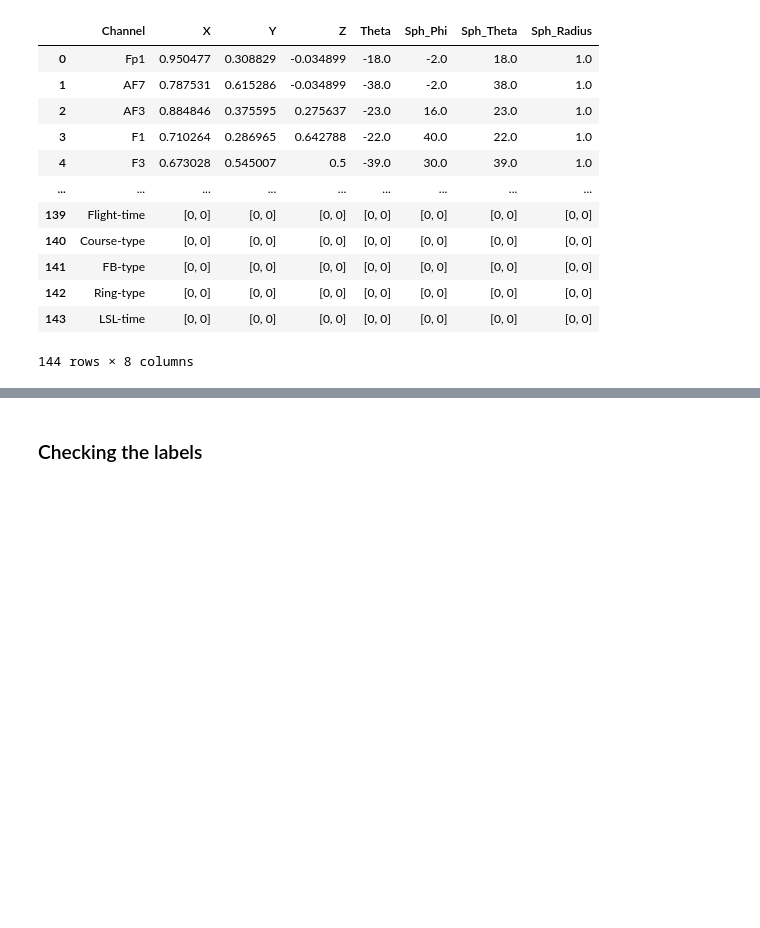
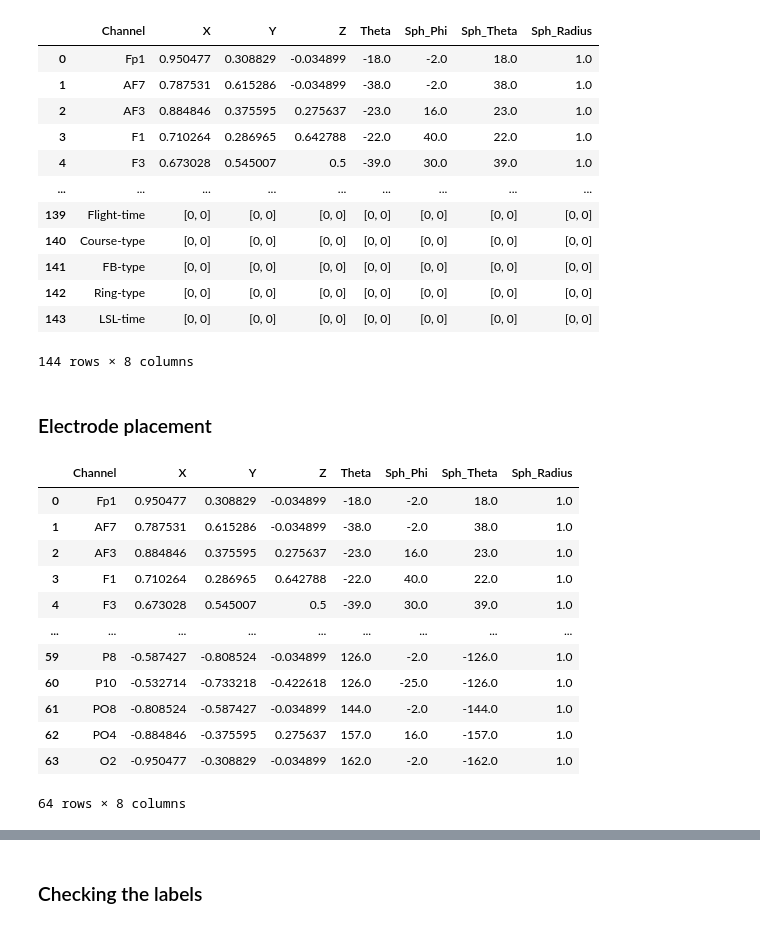
Before and after one commit to Ssalijoshua/Regulation-of-arousal-, a Jupyter notebook: eda-code.ipynb, the cells around one changed output, grey strips where cells are left out. Saved outputs shown, nothing was run; the diff lists cells and outputs as text; code cells hidden in the pictures; blank space fills up the shorter version.

```diff
--- a/eda-code.ipynb
+++ b/eda-code.ipynb
@@ -106,3 +109,24 @@ df_chanlocs
 | 142 | Ring-type | [0, 0] | [0, 0] | [0, 0] | [0, 0] | [0, 0] | [0, 0] | [0, 0] |
 | 143 | LSL-time | [0, 0] | [0, 0] | [0, 0] | [0, 0] | [0, 0] | [0, 0] | [0, 0] |
 144 rows × 8 columns
+# %% [markdown]
+### Electrode placement
+# %%
+# Keep only rows where X, Y, Z are numbers (filter out metadata)
+df_cleaned = df_chanlocs[df_chanlocs["X"].apply(lambda x: isinstance(x, float))]
+
+df_cleaned
+# %% [output]
+|  | Channel | X | Y | Z | Theta | Sph_Phi | Sph_Theta | Sph_Radius |
+| 0 | Fp1 | 0.950477 | 0.308829 | -0.034899 | -18.0 | -2.0 | 18.0 | 1.0 |
+| 1 | AF7 | 0.787531 | 0.615286 | -0.034899 | -38.0 | -2.0 | 38.0 | 1.0 |
+| 2 | AF3 | 0.884846 | 0.375595 | 0.275637 | -23.0 | 16.0 | 23.0 | 1.0 |
+| 3 | F1 | 0.710264 | 0.286965 | 0.642788 | -22.0 | 40.0 | 22.0 | 1.0 |
+| 4 | F3 | 0.673028 | 0.545007 | 0.5 | -39.0 | 30.0 | 39.0 | 1.0 |
+| ... | ... | ... | ... | ... | ... | ... | ... | ... |
+| 59 | P8 | -0.587427 | -0.808524 | -0.034899 | 126.0 | -2.0 | -126.0 | 1.0 |
+| 60 | P10 | -0.532714 | -0.733218 | -0.422618 | 126.0 | -25.0 | -126.0 | 1.0 |
+| 61 | PO8 | -0.808524 | -0.587427 | -0.034899 | 144.0 | -2.0 | -144.0 | 1.0 |
+| 62 | PO4 | -0.884846 | -0.375595 | 0.275637 | 157.0 | 16.0 | -157.0 | 1.0 |
+| 63 | O2 | -0.950477 | -0.308829 | -0.034899 | 162.0 | -2.0 | -162.0 | 1.0 |
+64 rows × 8 columns
```
Also changed, not shown: parts of 9 cells of this notebook.
